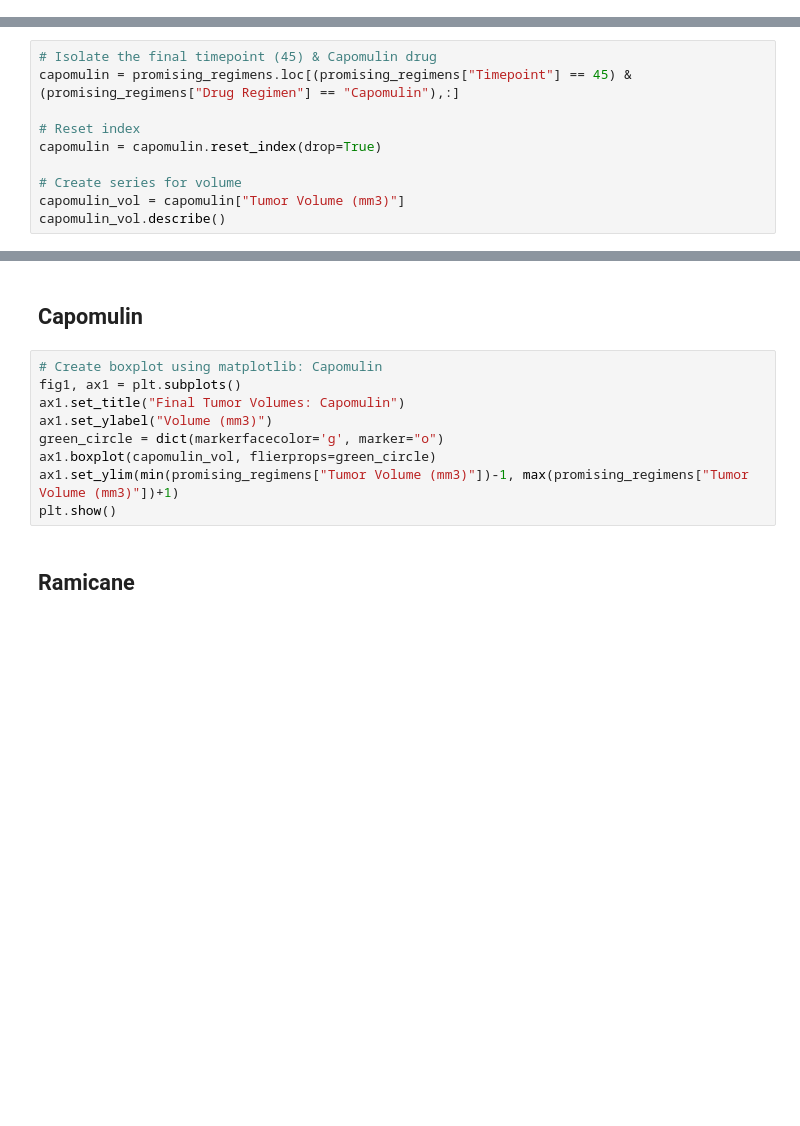
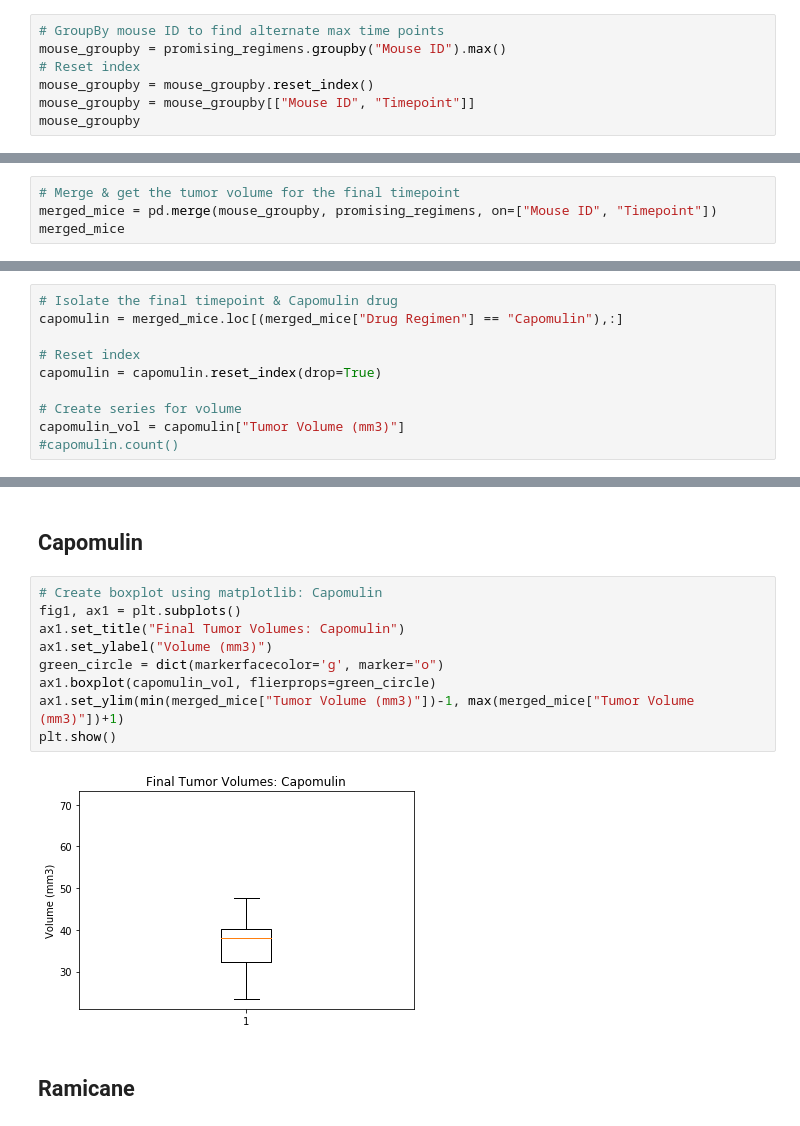
Before and after one commit to juliabrunett/matplotlib-challenge, a Jupyter notebook: Pymaceuticals/pymaceuticals.ipynb, the cells around one changed output, grey strips where cells are left out. Cells and saved outputs as stored; diff of their text form; blank space fills up the shorter version.

```diff
--- a/Pymaceuticals/pymaceuticals.ipynb
+++ b/Pymaceuticals/pymaceuticals.ipynb
@@ -358,0 +336,7 @@ KeyError: 814
+# %%
+# GroupBy mouse ID to find alternate max time points
+mouse_groupby = promising_regimens.groupby("Mouse ID").max()
+# Reset index
+mouse_groupby = mouse_groupby.reset_index()
+mouse_groupby = mouse_groupby[["Mouse ID", "Timepoint"]]
+mouse_groupby
@@ -358,0 +357,4 @@ KeyError: 814
+# %%
+# Merge & get the tumor volume for the final timepoint
+merged_mice = pd.merge(mouse_groupby, promising_regimens, on=["Mouse ID", "Timepoint"])
+merged_mice
@@ -359,10 +385,10 @@ KeyError: 814
 # %%
-# Isolate the final timepoint (45) & Capomulin drug
-capomulin = promising_regimens.loc[(promising_regimens["Timepoint"] == 45) & (promising_regimens["Drug Regimen"] == "Capomulin"),:]
+# Isolate the final timepoint & Capomulin drug
+capomulin = merged_mice.loc[(merged_mice["Drug Regimen"] == "Capomulin"),:]
 
 # Reset index
 capomulin = capomulin.reset_index(drop=True)
 
 # Create series for volume
 capomulin_vol = capomulin["Tumor Volume (mm3)"]
-capomulin_vol.describe()
+#capomulin.count()
@@ -543,12 +562,14 @@ Max: 68.92
 # %%
 # Create boxplot using matplotlib: Capomulin
 fig1, ax1 = plt.subplots()
 ax1.set_title("Final Tumor Volumes: Capomulin")
 ax1.set_ylabel("Volume (mm3)")
 green_circle = dict(markerfacecolor='g', marker="o")
 ax1.boxplot(capomulin_vol, flierprops=green_circle)
-ax1.set_ylim(min(promising_regimens["Tumor Volume (mm3)"])-1, max(promising_regimens["Tumor Volume (mm3)"])+1)
+ax1.set_ylim(min(merged_mice["Tumor Volume (mm3)"])-1, max(merged_mice["Tumor Volume (mm3)"])+1)
 plt.show()
+# %% [output]
+[figure, added]
 # %% [markdown]
 ## Ramicane
 # %%
```
Also changed, not shown: parts of 20 cells of this notebook.
